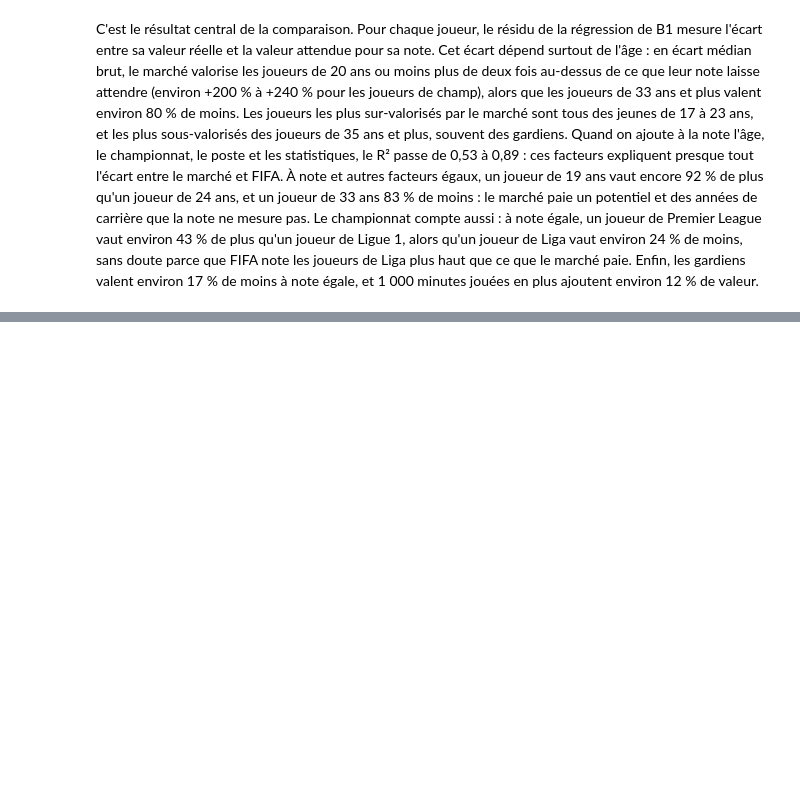
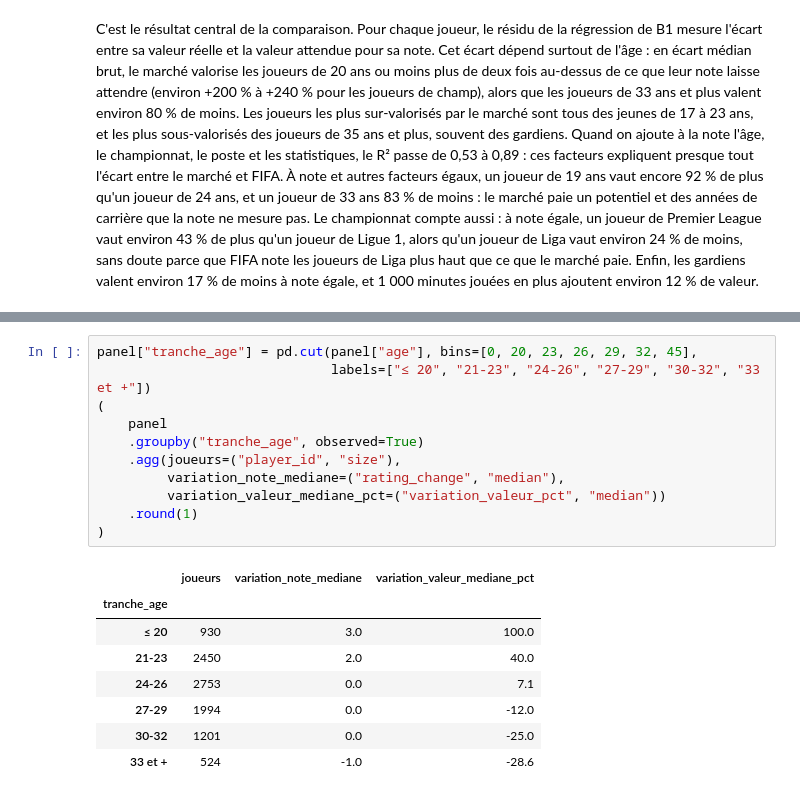
Before and after one commit to Iseo-sort/projet_python_football, a Jupyter notebook: notebooks/analyse_fifa.ipynb, the cells around one changed output, grey strips where cells are left out. Drawn from its saved outputs; the diff is of its cells as text; blank space fills up the shorter version.

```diff
--- a/notebooks/analyse_fifa.ipynb
+++ b/notebooks/analyse_fifa.ipynb
@@ -469,0 +504,20 @@ C'est le résultat central de la comparaison. Pour chaque joueur, le résidu de
+# %%
+panel["tranche_age"] = pd.cut(panel["age"], bins=[0, 20, 23, 26, 29, 32, 45],
+                              labels=["≤ 20", "21-23", "24-26", "27-29", "30-32", "33 et +"])
+(
+    panel
+    .groupby("tranche_age", observed=True)
+    .agg(joueurs=("player_id", "size"),
+         variation_note_mediane=("rating_change", "median"),
+         variation_valeur_mediane_pct=("variation_valeur_pct", "median"))
+    .round(1)
+)
+# %% [output]
+|  | joueurs | variation_note_mediane | variation_valeur_mediane_pct |
+| tranche_age |  |  |  |
+| ≤ 20 | 930 | 3.0 | 100.0 |
+| 21-23 | 2450 | 2.0 | 40.0 |
+| 24-26 | 2753 | 0.0 | 7.1 |
+| 27-29 | 1994 | 0.0 | -12.0 |
+| 30-32 | 1201 | 0.0 | -25.0 |
+| 33 et + | 524 | -1.0 | -28.6 |
```
Also changed, not shown: parts of 4 cells of this notebook.
